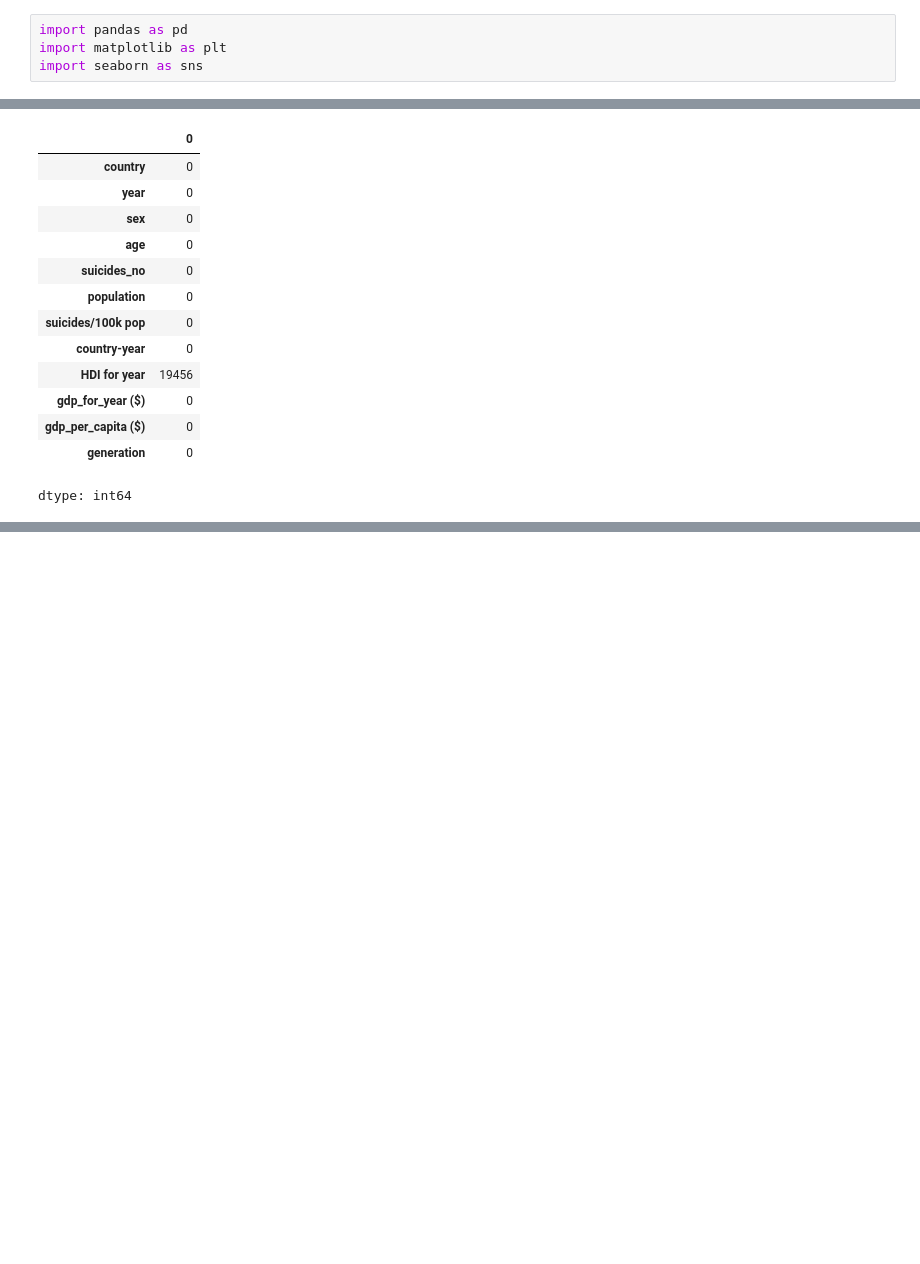
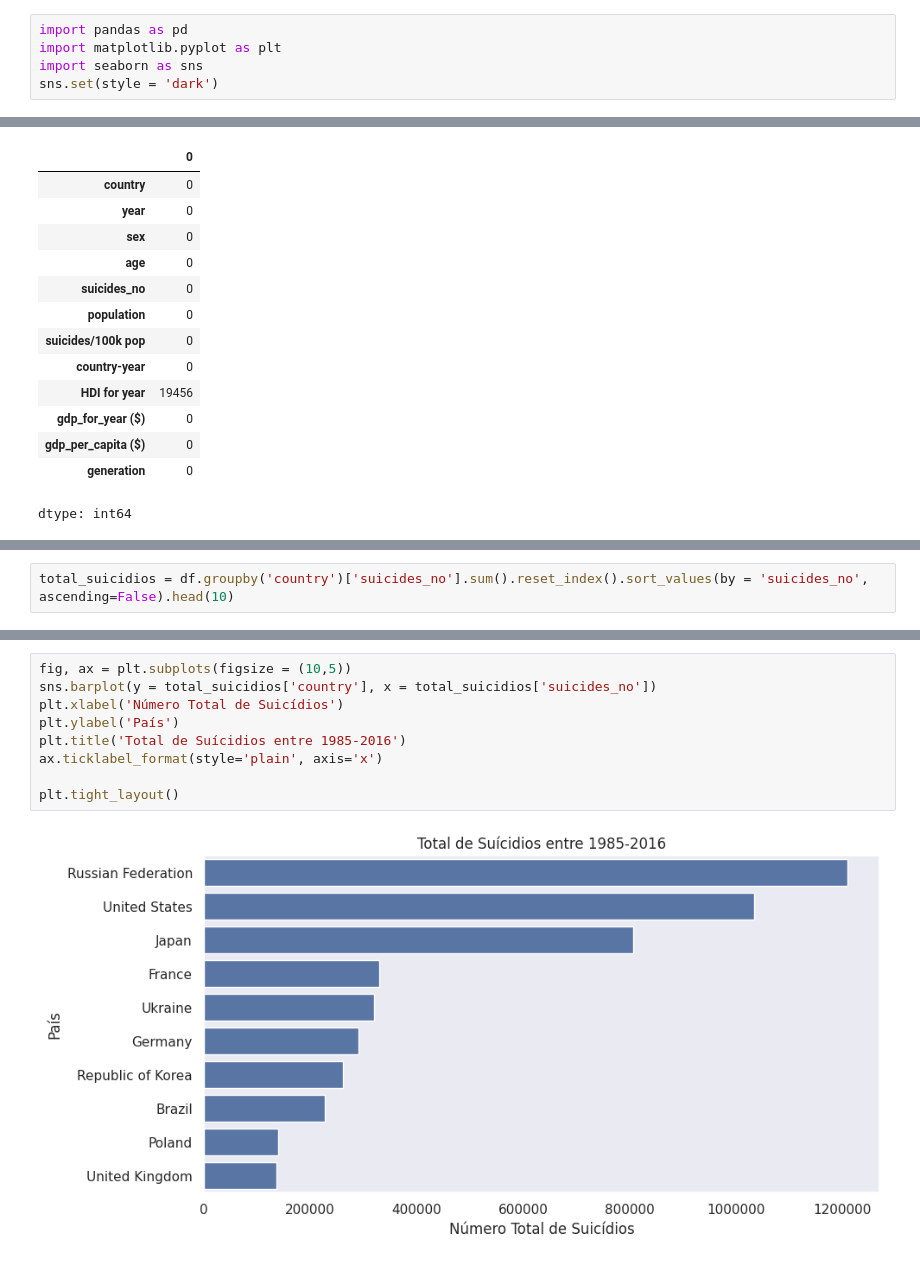
Before and after one commit to Luis-Hauck/Analise_Exploratoria_Suicidios_no_Brasil, a Jupyter notebook: Analise_Exploratoria_de_Dados.ipynb, the cells around one changed output, grey strips where cells are left out. Drawn from its saved outputs; the diff is of its cells as text; blank space fills up the shorter version.

```diff
--- a/Analise_Exploratoria_de_Dados.ipynb
+++ b/Analise_Exploratoria_de_Dados.ipynb
@@ -4,8 +4,9 @@
 #SUICÍDIOS NO BRASIL: ANÁLISE EXPLORATÓRIA DE DADOS
 # %%
 import pandas as pd
-import matplotlib as plt
+import matplotlib.pyplot as plt
 import seaborn as sns
+sns.set(style = 'dark')
 # %%
 #Aqauisição dos dados
 df = pd.read_csv('https://raw.githubusercontent.com/Luis-Hauck/Analise_Exploratoria_Suicidios_no_Brasil/main/master.csv')
@@ -93,0 +77,2 @@ dtype: float64
+# %%
+total_suicidios = df.groupby('country')['suicides_no'].sum().reset_index().sort_values(by = 'suicides_no', ascending=False).head(10)
@@ -93,0 +93,11 @@ dtype: float64
+# %%
+fig, ax = plt.subplots(figsize = (10,5))
+sns.barplot(y = total_suicidios['country'], x = total_suicidios['suicides_no'])
+plt.xlabel('Número Total de Suicídios')
+plt.ylabel('País')
+plt.title('Total de Suícidios entre 1985-2016')
+ax.ticklabel_format(style='plain', axis='x')
+
+plt.tight_layout()
+# %% [output]
+[figure, added]
```
Also changed, not shown: parts of 6 cells of this notebook.
